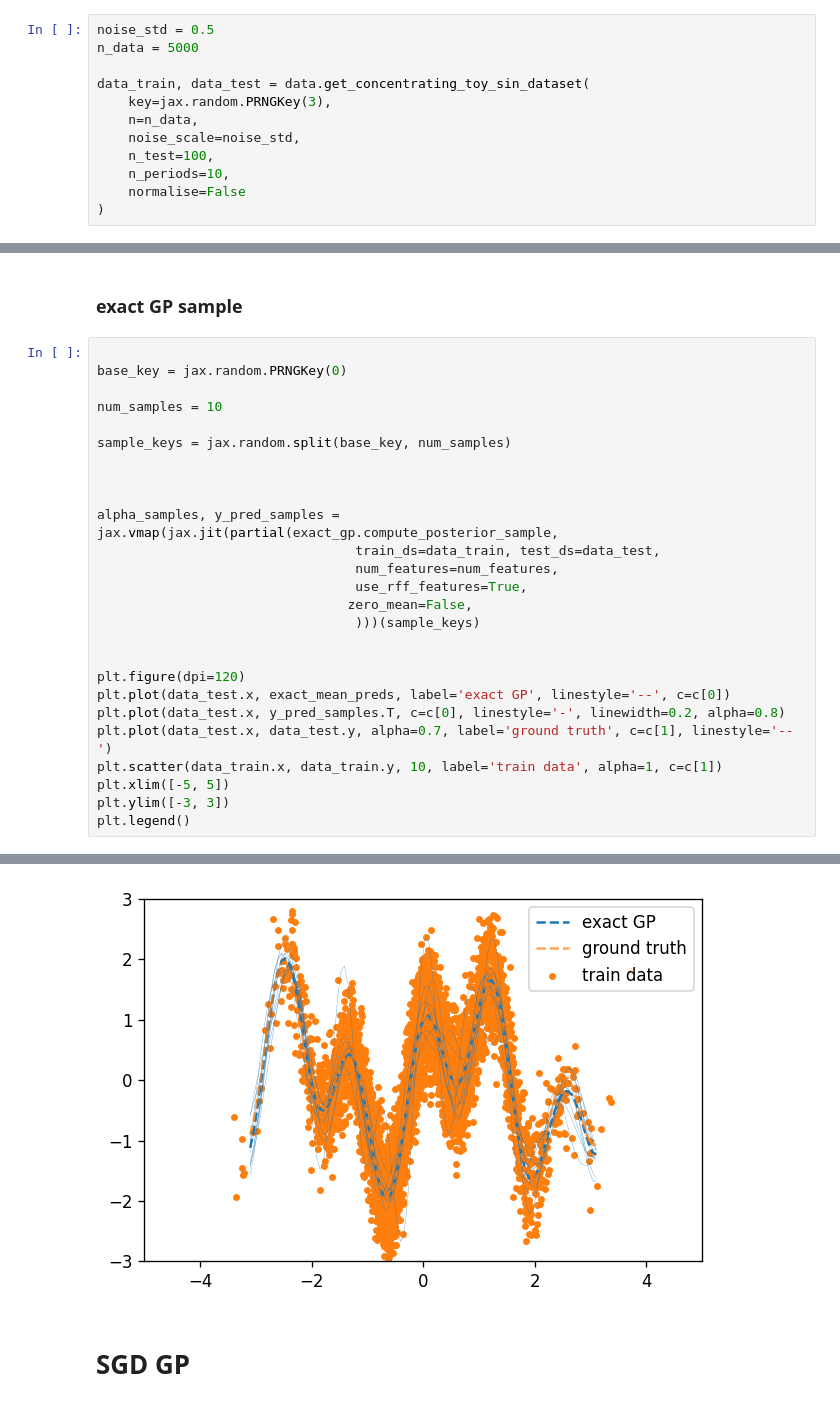
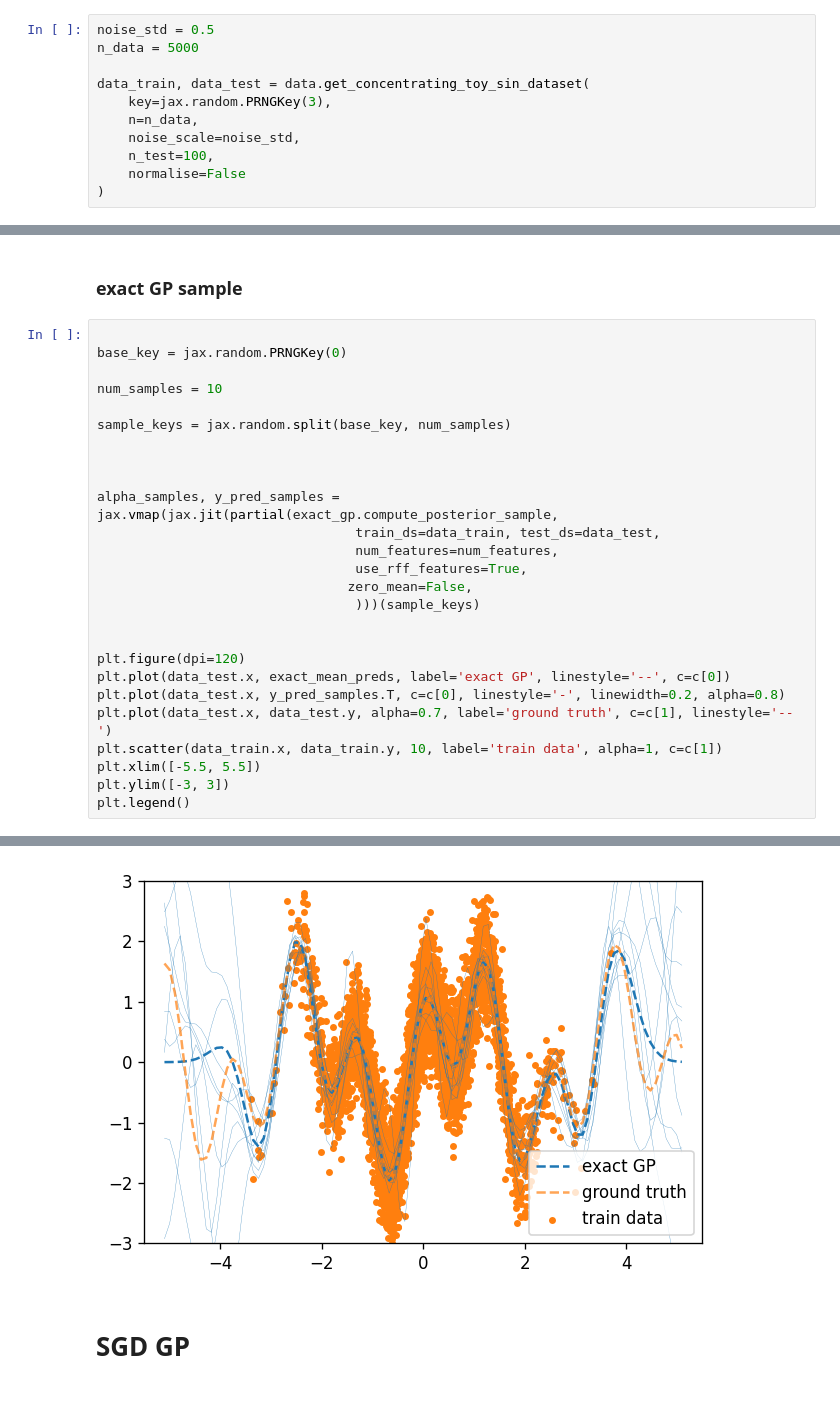
Before and after one commit to cambridge-mlg/sgd-gp, a Jupyter notebook: scalable_gps/notebooks/toy_demo.ipynb, the cells around one changed output, grey strips where cells are left out. Saved outputs shown, nothing was run; the diff lists cells and outputs as text.

```diff
--- a/scalable_gps/notebooks/toy_demo.ipynb
+++ b/scalable_gps/notebooks/toy_demo.ipynb
@@ -26,7 +26,6 @@ data_train, data_test = data.get_concentrating_toy_sin_dataset(
     n=n_data,
     noise_scale=noise_std,
     n_test=100,
-    n_periods=10,
     normalise=False
 )
 # %%
@@ -69,31 +68,31 @@ plt.legend()
 # %%
 
 base_key = jax.random.PRNGKey(0)
 
 num_samples = 10
 
 sample_keys = jax.random.split(base_key, num_samples)
 
 
 
 alpha_samples, y_pred_samples = jax.vmap(jax.jit(partial(exact_gp.compute_posterior_sample,
                                  train_ds=data_train, test_ds=data_test,
                                  num_features=num_features,
                                  use_rff_features=True,
                                 zero_mean=False,
                                  )))(sample_keys)
 
 
 plt.figure(dpi=120)
 plt.plot(data_test.x, exact_mean_preds, label='exact GP', linestyle='--', c=c[0])
 plt.plot(data_test.x, y_pred_samples.T, c=c[0], linestyle='-', linewidth=0.2, alpha=0.8)
 plt.plot(data_test.x, data_test.y, alpha=0.7, label='ground truth', c=c[1], linestyle='--')
 plt.scatter(data_train.x, data_train.y, 10, label='train data', alpha=1, c=c[1])
-plt.xlim([-5, 5])
+plt.xlim([-5.5, 5.5])
 plt.ylim([-3, 3])
 plt.legend()
 # %% [output]
 <matplotlib.legend.Legend at 0x...>
-[figure, old version]
+[figure, new version]
 # %% [markdown]
 # SGD GP
```
Also changed, not shown: parts of 20 cells of this notebook, 6 other files.
